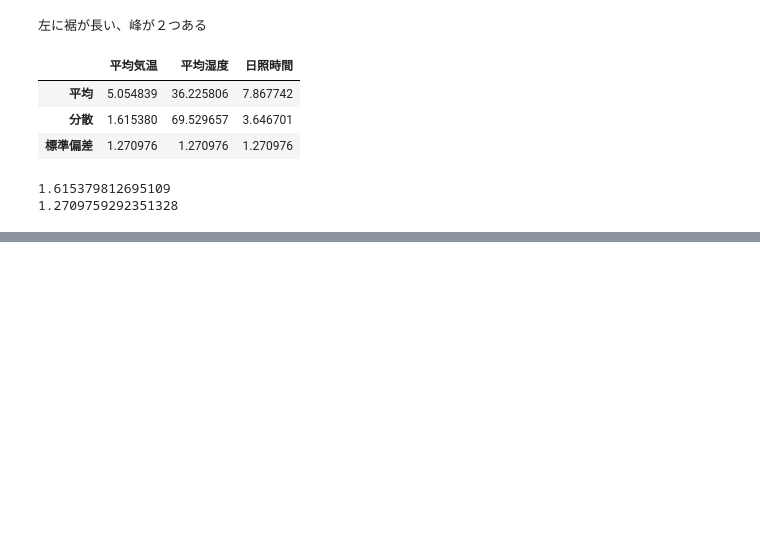
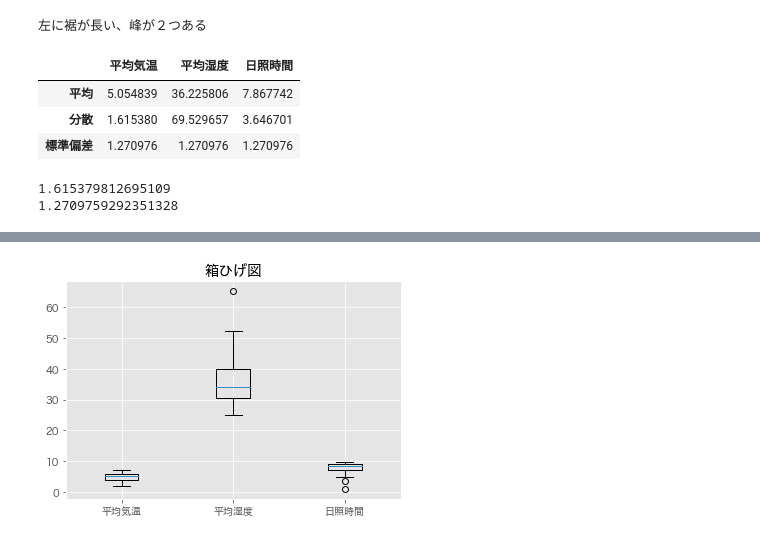
Before and after one commit to gr39my/statistics_level2_workbook, a Jupyter notebook: ch1.ipynb, the cells around one changed output, grey strips where cells are left out. Cells and saved outputs as stored; diff of their text form; code cells hidden in the pictures; blank space fills up the shorter version.

```diff
--- a/ch1.ipynb
+++ b/ch1.ipynb
@@ -88,0 +113,12 @@ print(std)
+# %%
+# 平均気温について箱ひげ図を描け
+data = (df_1["平均気温"],df_1['平均湿度'],df_1['日照時間'])
+
+fig1, ax1 = plt.subplots()
+ax1.set_title('箱ひげ図')
+ax1.set_xticklabels(['平均気温', '平均湿度', '日照時間'])
+ax1.boxplot(data)
+
+plt.show()
+# %% [output]
+[figure, added]
```
Also changed, not shown: parts of 6 cells of this notebook.
